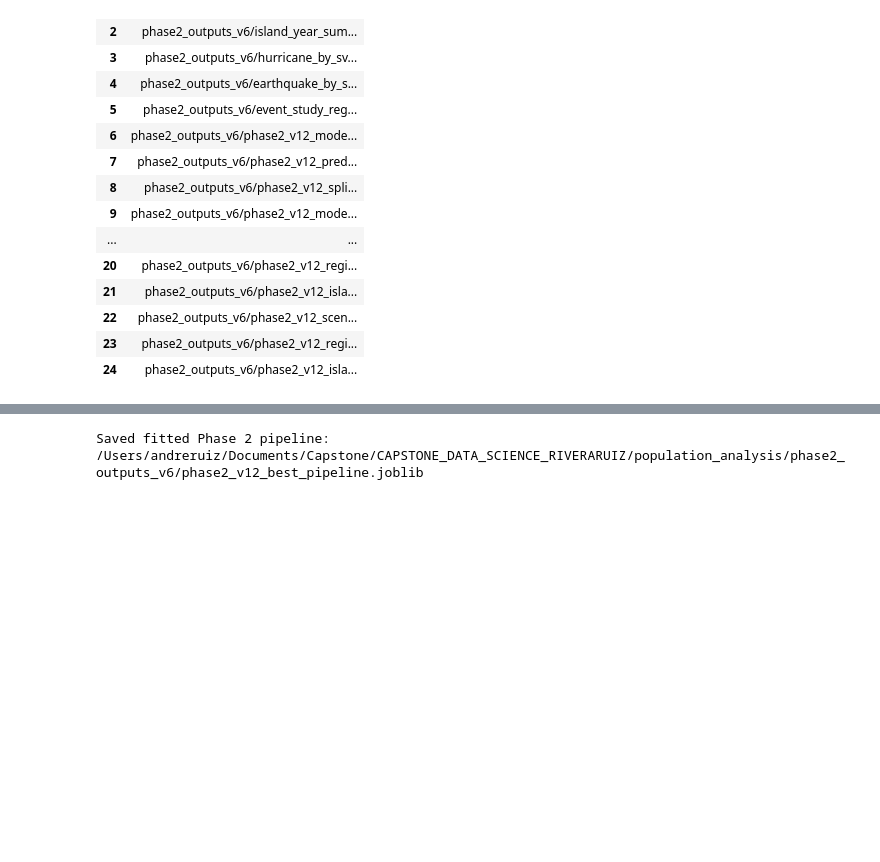
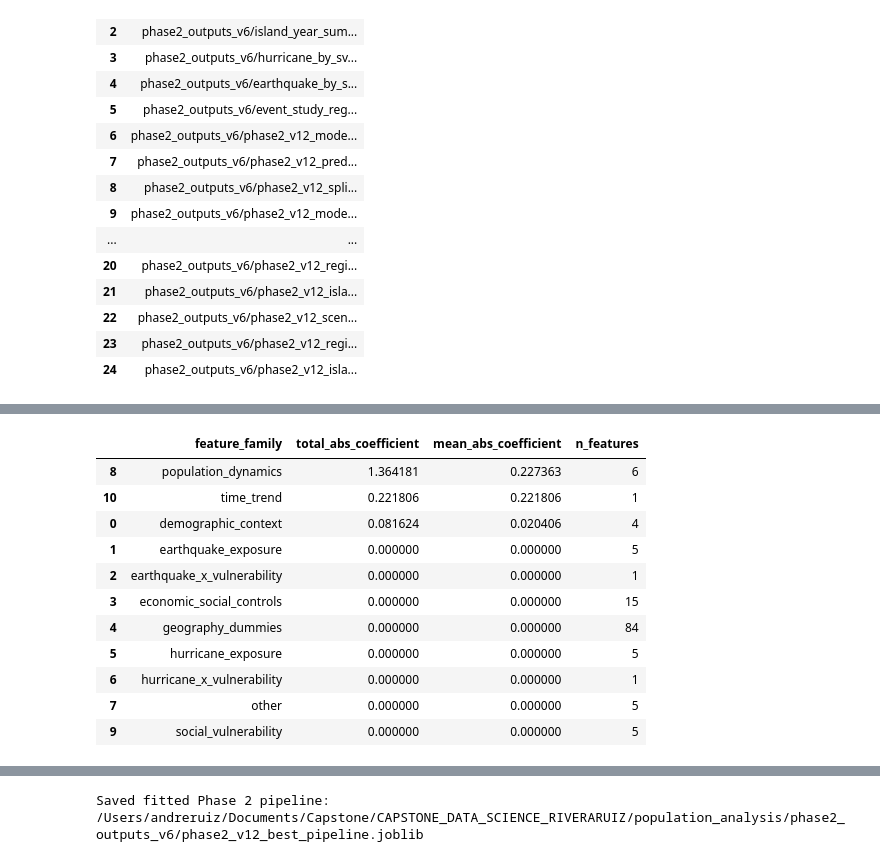
Before and after one commit to Venettov/CAPSTONE_DATA_SCIENCE_RIVERARUIZ, a Jupyter notebook: population_analysis/Phase2_Modeling_Interpretability_and_Temporal_Dynamics.ipynb, the cells around one changed output, grey strips where cells are left out. Cells and saved outputs as stored; diff of their text form; code cells hidden in the pictures; blank space fills up the shorter version.

```diff
--- a/population_analysis/Phase2_Modeling_Interpretability_and_Temporal_Dynamics.ipynb
+++ b/population_analysis/Phase2_Modeling_Interpretability_and_Temporal_Dynamics.ipynb
@@ -1589,0 +1718,44 @@ Manifest: /Users/andreruiz/Documents/Capstone/CAPSTONE_DATA_SCIENCE_RIVERARUIZ/p
+# %%
+# ----------------------------
+# Aggregate feature-family importance using standardized coefficient magnitude
+# ----------------------------
+# For linear models like Lasso, coefficients on the transformed matrix are a stable way
+# to summarize how much each feature family matters.
+
+if hasattr(estimator, "coef_"):
+    coef_values = np.ravel(estimator.coef_)
+else:
+    raise RuntimeError("Expected a linear estimator with coef_ for the selected best model.")
+
+coef_df = pd.DataFrame({
+    "feature_name": feature_names,
+    "coefficient": coef_values,
+}).merge(feature_name_df[["feature_name", "feature_family"]], on="feature_name", how="left")
+
+coef_df["abs_coefficient"] = coef_df["coefficient"].abs()
+
+family_importance_df = (
+    coef_df.groupby("feature_family", as_index=False)
+    .agg(
+        total_abs_coefficient=("abs_coefficient", "sum"),
+        mean_abs_coefficient=("abs_coefficient", "mean"),
+        n_features=("feature_name", "count"),
+    )
+    .sort_values("total_abs_coefficient", ascending=False)
+)
+
+family_importance_df.to_csv(OUTPUT_DIR / "phase2_v12_disaster_feature_family_importance.csv", index=False)
+family_importance_df
+# %% [output]
+|  | feature_family | total_abs_coefficient | mean_abs_coefficient | n_features |
+| 8 | population_dynamics | 1.364181 | 0.227363 | 6 |
+| 10 | time_trend | 0.221806 | 0.221806 | 1 |
+| 0 | demographic_context | 0.081624 | 0.020406 | 4 |
+| 1 | earthquake_exposure | 0.000000 | 0.000000 | 5 |
+| 2 | earthquake_x_vulnerability | 0.000000 | 0.000000 | 1 |
+| 3 | economic_social_controls | 0.000000 | 0.000000 | 15 |
+| 4 | geography_dummies | 0.000000 | 0.000000 | 84 |
+| 5 | hurricane_exposure | 0.000000 | 0.000000 | 5 |
+| 6 | hurricane_x_vulnerability | 0.000000 | 0.000000 | 1 |
+| 7 | other | 0.000000 | 0.000000 | 5 |
+| 9 | social_vulnerability | 0.000000 | 0.000000 | 5 |
```
Also changed, not shown: parts of 13 cells of this notebook, 12 other files.
